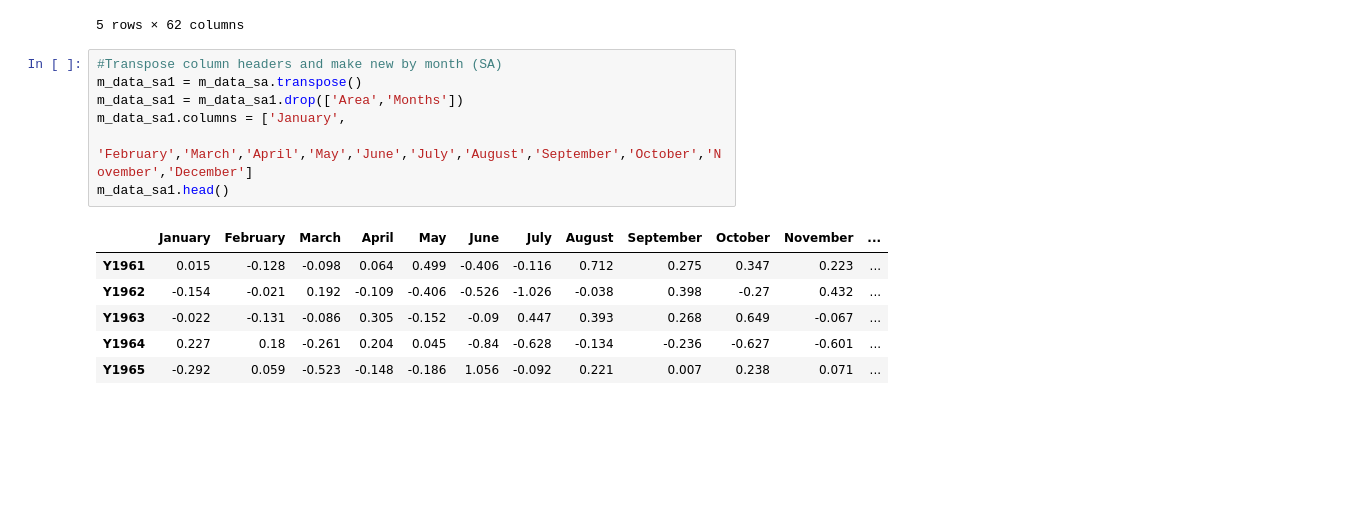
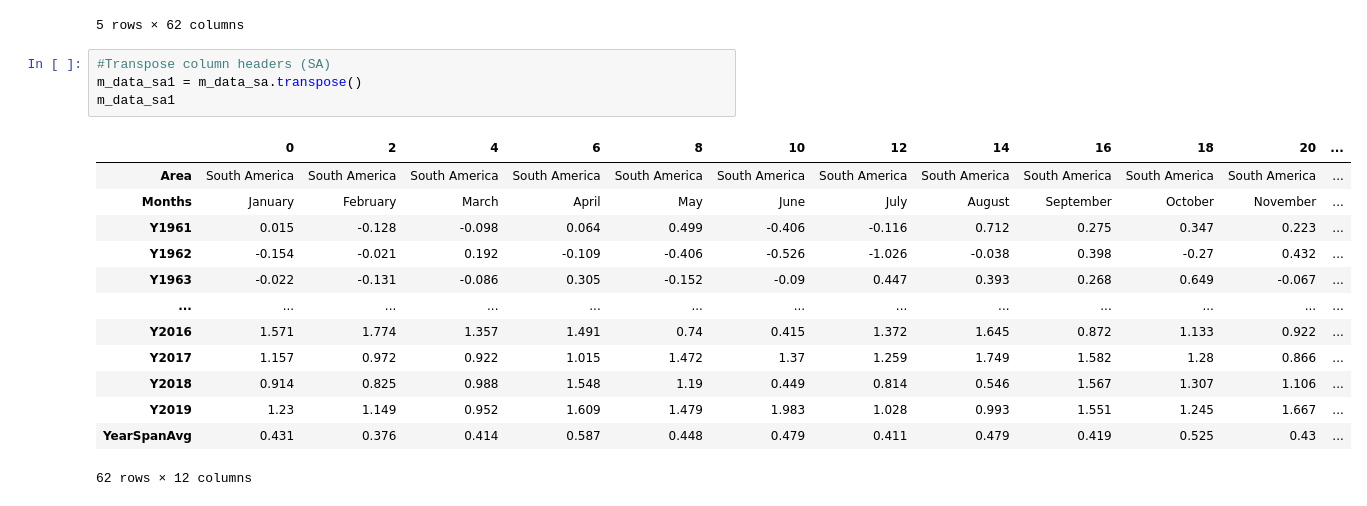
Before and after one commit to Tmoht1015/2Group-Project-All-Stars, a Jupyter notebook: NSAmericaTemps.ipynb, the cells around one changed output. Drawn from its saved outputs; the diff is of its cells as text; blank space fills up the shorter version.

```diff
--- a/NSAmericaTemps.ipynb
+++ b/NSAmericaTemps.ipynb
@@ -119,17 +84,21 @@ m_data_sa.head()
 | 8 | South America | May | 0.499 | -0.406 | -0.152 | 0.045 | -0.186 | 0.209 | 0.901 | -0.968 | ... | ... |
 5 rows × 62 columns
 # %%
-#Transpose column headers and make new by month (SA)
+#Transpose column headers (SA)
 m_data_sa1 = m_data_sa.transpose()
-m_data_sa1 = m_data_sa1.drop(['Area','Months'])
-m_data_sa1.columns = ['January',
-                    'February','March','April','May','June','July','August','September','October','November','December']
-m_data_sa1.head()
+m_data_sa1
 # %% [output]
-|  | January | February | March | April | May | June | July | August | September | October | November | ... |
+|  | 0 | 2 | 4 | 6 | 8 | 10 | 12 | 14 | 16 | 18 | 20 | ... |
+| Area | South America | South America | South America | South America | South America | South America | South America | South America | South America | South America | South America | ... |
+| Months | January | February | March | April | May | June | July | August | September | October | November | ... |
 | Y1961 | 0.015 | -0.128 | -0.098 | 0.064 | 0.499 | -0.406 | -0.116 | 0.712 | 0.275 | 0.347 | 0.223 | ... |
 | Y1962 | -0.154 | -0.021 | 0.192 | -0.109 | -0.406 | -0.526 | -1.026 | -0.038 | 0.398 | -0.27 | 0.432 | ... |
 | Y1963 | -0.022 | -0.131 | -0.086 | 0.305 | -0.152 | -0.09 | 0.447 | 0.393 | 0.268 | 0.649 | -0.067 | ... |
-| Y1964 | 0.227 | 0.18 | -0.261 | 0.204 | 0.045 | -0.84 | -0.628 | -0.134 | -0.236 | -0.627 | -0.601 | ... |
-| Y1965 | -0.292 | 0.059 | -0.523 | -0.148 | -0.186 | 1.056 | -0.092 | 0.221 | 0.007 | 0.238 | 0.071 | ... |
+| ... | ... | ... | ... | ... | ... | ... | ... | ... | ... | ... | ... | ... |
+| Y2016 | 1.571 | 1.774 | 1.357 | 1.491 | 0.74 | 0.415 | 1.372 | 1.645 | 0.872 | 1.133 | 0.922 | ... |
+| Y2017 | 1.157 | 0.972 | 0.922 | 1.015 | 1.472 | 1.37 | 1.259 | 1.749 | 1.582 | 1.28 | 0.866 | ... |
+| Y2018 | 0.914 | 0.825 | 0.988 | 1.548 | 1.19 | 0.449 | 0.814 | 0.546 | 1.567 | 1.307 | 1.106 | ... |
+| Y2019 | 1.23 | 1.149 | 0.952 | 1.609 | 1.479 | 1.983 | 1.028 | 0.993 | 1.551 | 1.245 | 1.667 | ... |
+| YearSpanAvg | 0.431 | 0.376 | 0.414 | 0.587 | 0.448 | 0.479 | 0.411 | 0.479 | 0.419 | 0.525 | 0.43 | ... |
+62 rows × 12 columns
 # %%
```
Also changed, not shown: parts of 10 cells of this notebook.
